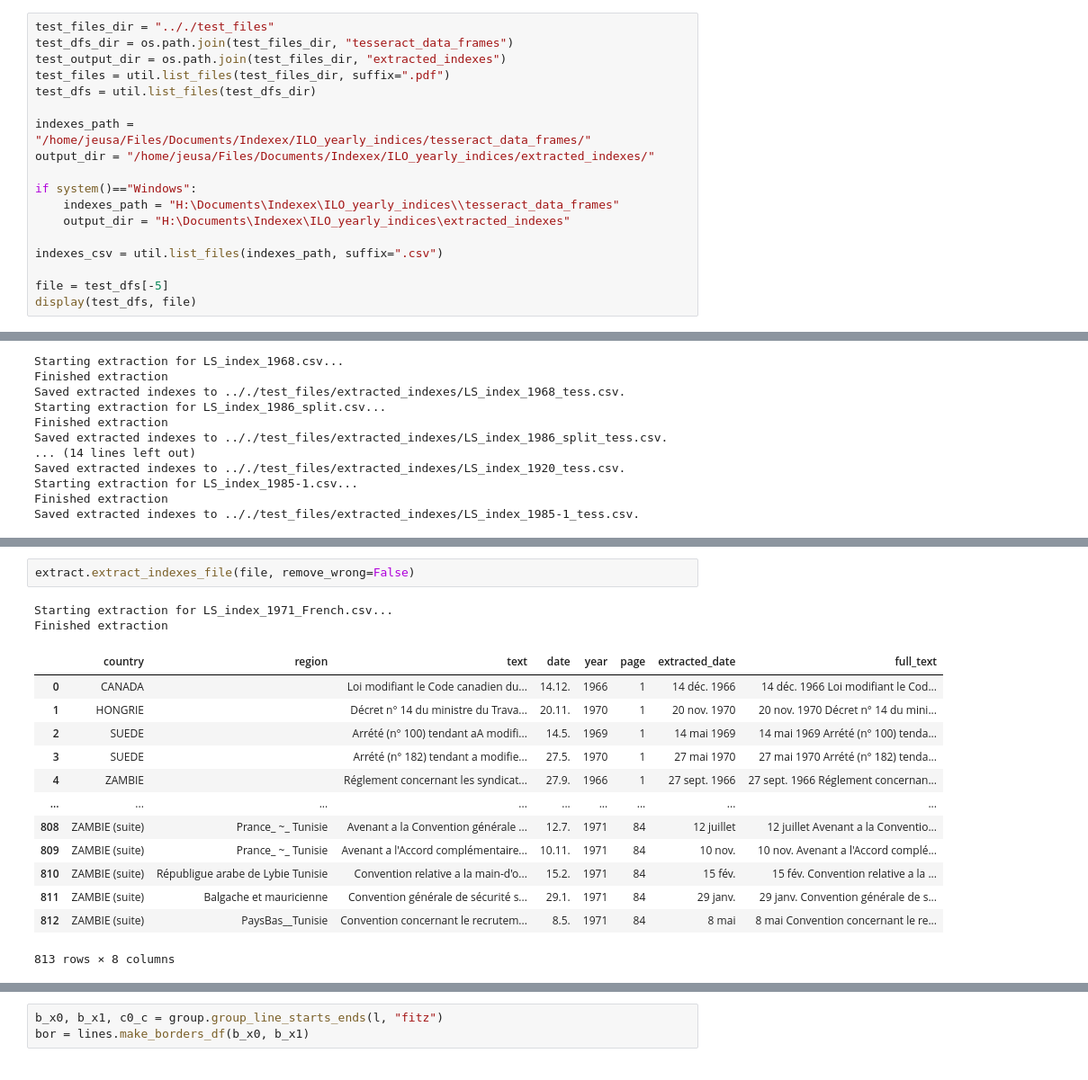
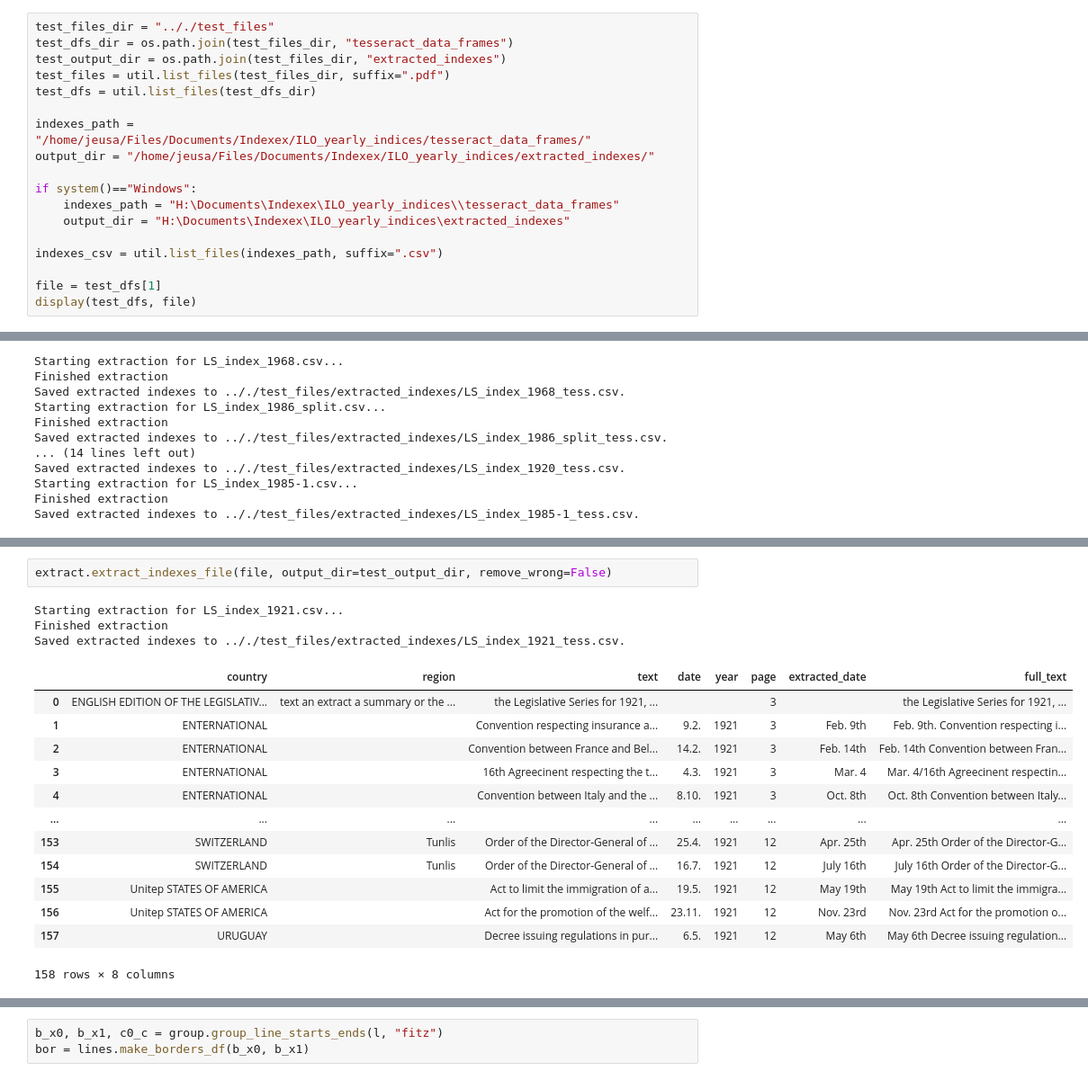
Before and after one commit to jeusa/indexex, a Jupyter notebook: code/index_extraction.ipynb, the cells around one changed output, grey strips where cells are left out. Shown at 90% size. Cells and saved outputs as stored; diff of their text form.

```diff
--- a/code/index_extraction.ipynb
+++ b/code/index_extraction.ipynb
@@ -39,7 +39,7 @@ if system()=="Windows":
 
 indexes_csv = util.list_files(indexes_path, suffix=".csv")
 
-file = test_dfs[-5]
+file = test_dfs[1]
 display(test_dfs, file)
 # %% [output]
 ['.././test_files/tesseract_data_frames/LS_index_1921.csv',
@@ -141,21 +141,22 @@ Saved extracted indexes to .././test_files/extracted_indexes/LS_index_1971_Frenc
 # %%
-extract.extract_indexes_file(file, remove_wrong=False)
+extract.extract_indexes_file(file, output_dir=test_output_dir, remove_wrong=False)
 # %% [output]
-Starting extraction for LS_index_1971_French.csv...
+Starting extraction for LS_index_1921.csv...
 Finished extraction
+Saved extracted indexes to .././test_files/extracted_indexes/LS_index_1921_tess.csv.
 |  | country | region | text | date | year | page | extracted_date | full_text |
-| 0 | CANADA |  | Loi modifiant le Code canadien du... | 14.12. | 1966 | 1 | 14 déc. 1966 | 14 déc. 1966 Loi modifiant le Cod... |
-| 1 | HONGRIE |  | Décret n° 14 du ministre du Trava... | 20.11. | 1970 | 1 | 20 nov. 1970 | 20 nov. 1970 Décret n° 14 du mini... |
-| 2 | SUEDE |  | Arrété (n° 100) tendant aA modifi... | 14.5. | 1969 | 1 | 14 mai 1969 | 14 mai 1969 Arrété (n° 100) tenda... |
-| 3 | SUEDE |  | Arrété (n° 182) tendant a modifie... | 27.5. | 1970 | 1 | 27 mai 1970 | 27 mai 1970 Arrété (n° 182) tenda... |
-| 4 | ZAMBIE |  | Réglement concernant les syndicat... | 27.9. | 1966 | 1 | 27 sept. 1966 | 27 sept. 1966 Réglement concernan... |
+| 0 | ENGLISH EDITION OF THE LEGISLATIV... | text an extract a summary or the ... | the Legislative Series for 1921, ... |  |  | 3 |  | the Legislative Series for 1921, ... |
+| 1 | ENTERNATIONAL |  | Convention respecting insurance a... | 9.2. | 1921 | 3 | Feb. 9th | Feb. 9th. Convention respecting i... |
+| 2 | ENTERNATIONAL |  | Convention between France and Bel... | 14.2. | 1921 | 3 | Feb. 14th | Feb. 14th Convention between Fran... |
+| 3 | ENTERNATIONAL |  | 16th Agreecinent respecting the t... | 4.3. | 1921 | 3 | Mar. 4 | Mar. 4/16th Agreecinent respectin... |
+| 4 | ENTERNATIONAL |  | Convention between Italy and the ... | 8.10. | 1921 | 3 | Oct. 8th | Oct. 8th Convention between Italy... |
 | ... | ... | ... | ... | ... | ... | ... | ... | ... |
-| 808 | ZAMBIE (suite) | Prance_ ~_ Tunisie | Avenant a la Convention générale ... | 12.7. | 1971 | 84 | 12 juillet | 12 juillet Avenant a la Conventio... |
-| 809 | ZAMBIE (suite) | Prance_ ~_ Tunisie | Avenant a l'Accord complémentaire... | 10.11. | 1971 | 84 | 10 nov. | 10 nov. Avenant a l'Accord complé... |
-| 810 | ZAMBIE (suite) | Républigue arabe de Lybie Tunisie | Convention relative a la main-d'o... | 15.2. | 1971 | 84 | 15 fév. | 15 fév. Convention relative a la ... |
-| 811 | ZAMBIE (suite) | Balgache et mauricienne | Convention générale de sécurité s... | 29.1. | 1971 | 84 | 29 janv. | 29 janv. Convention générale de s... |
-| 812 | ZAMBIE (suite) | PaysBas__Tunisie | Convention concernant le recrutem... | 8.5. | 1971 | 84 | 8 mai | 8 mai Convention concernant le re... |
+| 153 | SWITZERLAND | Tunlis | Order of the Director-General of ... | 25.4. | 1921 | 12 | Apr. 25th | Apr. 25th Order of the Director-G... |
+| 154 | SWITZERLAND | Tunlis | Order of the Director-General of ... | 16.7. | 1921 | 12 | July 16th | July 16th Order of the Director-G... |
+| 155 | Unitep STATES OF AMERICA |  | Act to limit the immigration of a... | 19.5. | 1921 | 12 | May 19th | May 19th Act to limit the immigra... |
+| 156 | Unitep STATES OF AMERICA |  | Act for the promotion of the welf... | 23.11. | 1921 | 12 | Nov. 23rd | Nov. 23rd Act for the promotion o... |
+| 157 | URUGUAY |  | Decree issuing regulations in pur... | 6.5. | 1921 | 12 | May 6th | May 6th Decree issuing regulation... |
-813 rows × 8 columns
+158 rows × 8 columns
 # %%
 # fitz mode
 start_page = 1
```
Also changed, not shown: parts of 25 cells of this notebook, 10 other files.
